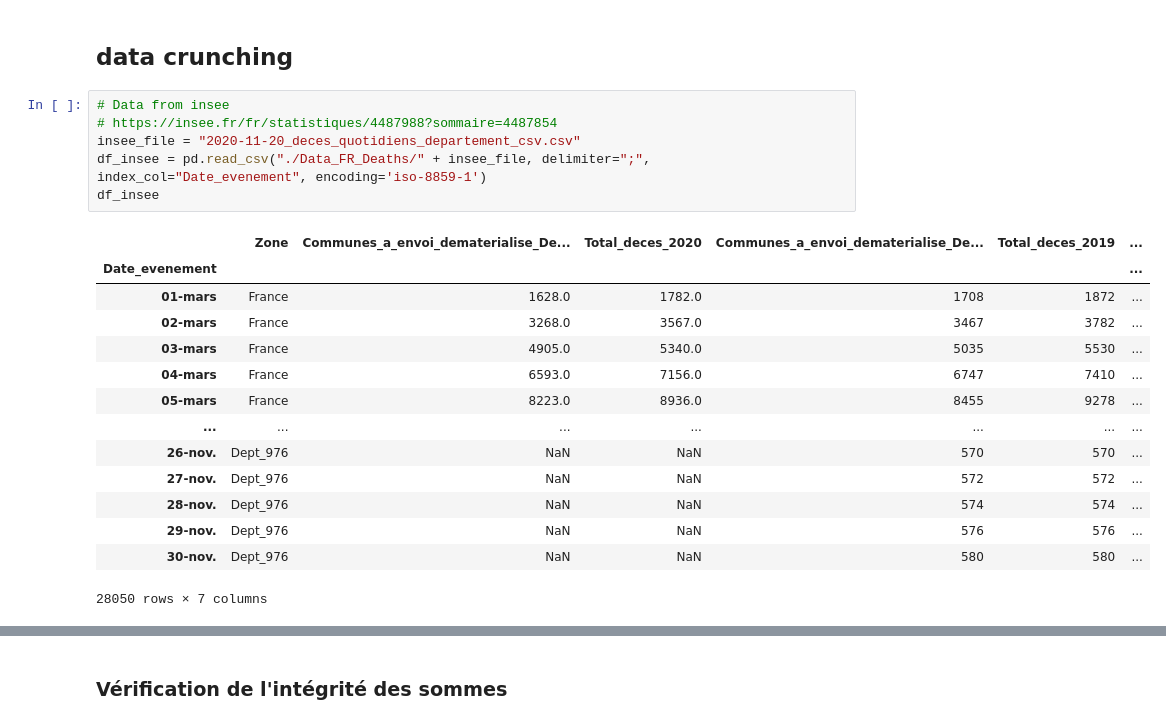
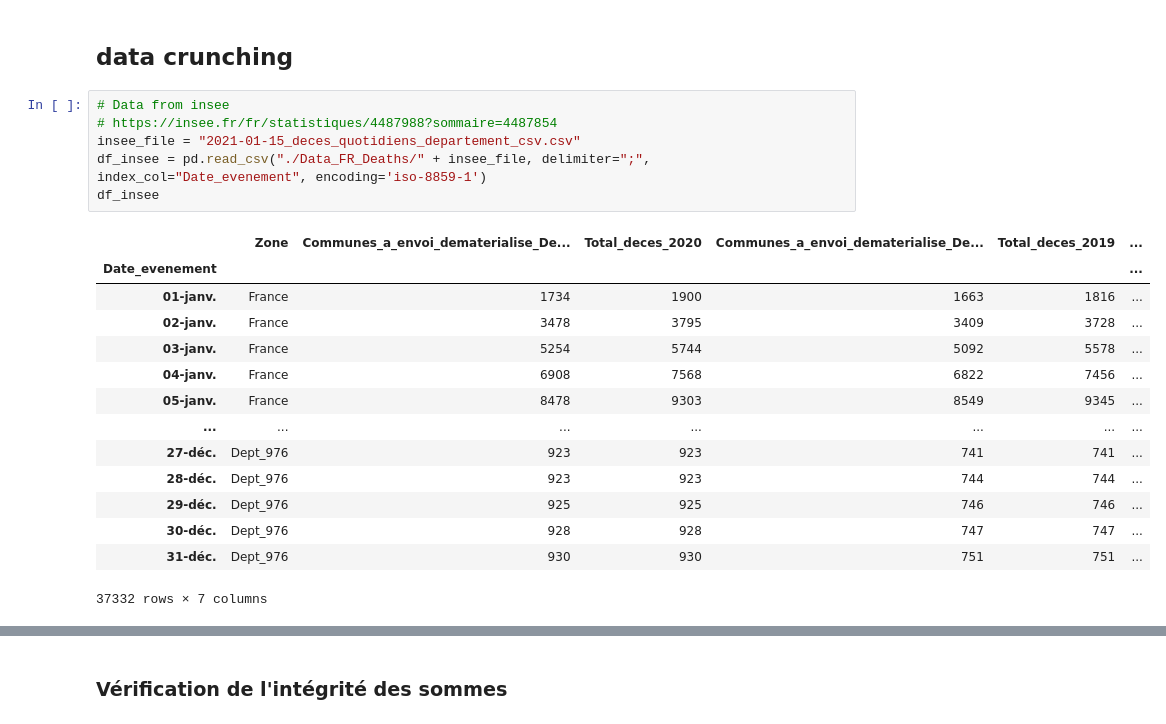
Before and after one commit to makiwara-fr/covid19-analyse, a Jupyter notebook: fr_deaths.ipynb, the cells around one changed output, grey strips where cells are left out. Cells and saved outputs as stored; diff of their text form.

```diff
--- a/fr_deaths.ipynb
+++ b/fr_deaths.ipynb
@@ -14,21 +16,21 @@ t0 = datetime.now()
 # %%
 # Data from insee
 # https://insee.fr/fr/statistiques/4487988?sommaire=4487854
-insee_file = "2020-11-20_deces_quotidiens_departement_csv.csv"
+insee_file = "2021-01-15_deces_quotidiens_departement_csv.csv"
 df_insee = pd.read_csv("./Data_FR_Deaths/" + insee_file, delimiter=";", index_col="Date_evenement", encoding='iso-8859-1')
 df_insee
 # %% [output]
 |  | Zone | Communes_a_envoi_dematerialise_De... | Total_deces_2020 | Communes_a_envoi_dematerialise_De... | Total_deces_2019 | ... |
 | Date_evenement |  |  |  |  |  | ... |
-| 01-mars | France | 1628.0 | 1782.0 | 1708 | 1872 | ... |
-| 02-mars | France | 3268.0 | 3567.0 | 3467 | 3782 | ... |
-| 03-mars | France | 4905.0 | 5340.0 | 5035 | 5530 | ... |
-| 04-mars | France | 6593.0 | 7156.0 | 6747 | 7410 | ... |
-| 05-mars | France | 8223.0 | 8936.0 | 8455 | 9278 | ... |
+| 01-janv. | France | 1734 | 1900 | 1663 | 1816 | ... |
+| 02-janv. | France | 3478 | 3795 | 3409 | 3728 | ... |
+| 03-janv. | France | 5254 | 5744 | 5092 | 5578 | ... |
+| 04-janv. | France | 6908 | 7568 | 6822 | 7456 | ... |
+| 05-janv. | France | 8478 | 9303 | 8549 | 9345 | ... |
 | ... | ... | ... | ... | ... | ... | ... |
-| 26-nov. | Dept_976 | NaN | NaN | 570 | 570 | ... |
-| 27-nov. | Dept_976 | NaN | NaN | 572 | 572 | ... |
-| 28-nov. | Dept_976 | NaN | NaN | 574 | 574 | ... |
-| 29-nov. | Dept_976 | NaN | NaN | 576 | 576 | ... |
-| 30-nov. | Dept_976 | NaN | NaN | 580 | 580 | ... |
+| 27-déc. | Dept_976 | 923 | 923 | 741 | 741 | ... |
+| 28-déc. | Dept_976 | 923 | 923 | 744 | 744 | ... |
+| 29-déc. | Dept_976 | 925 | 925 | 746 | 746 | ... |
+| 30-déc. | Dept_976 | 928 | 928 | 747 | 747 | ... |
+| 31-déc. | Dept_976 | 930 | 930 | 751 | 751 | ... |
-28050 rows × 7 columns
+37332 rows × 7 columns
```
Also changed, not shown: parts of 26 cells of this notebook.
